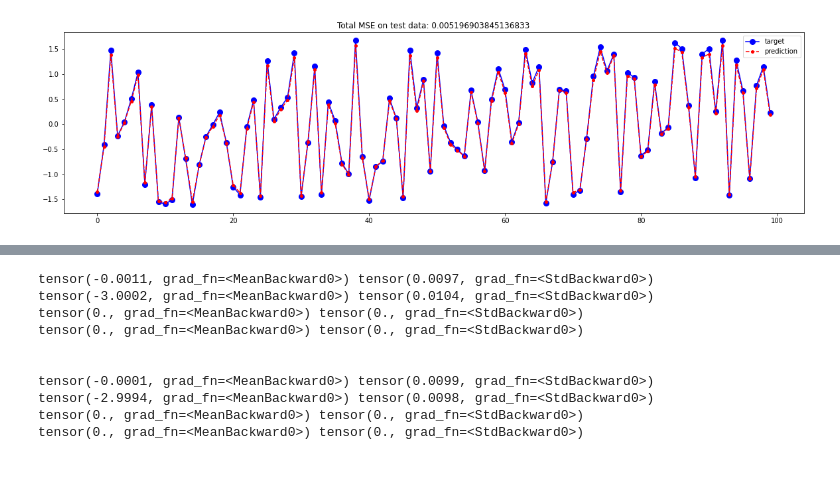
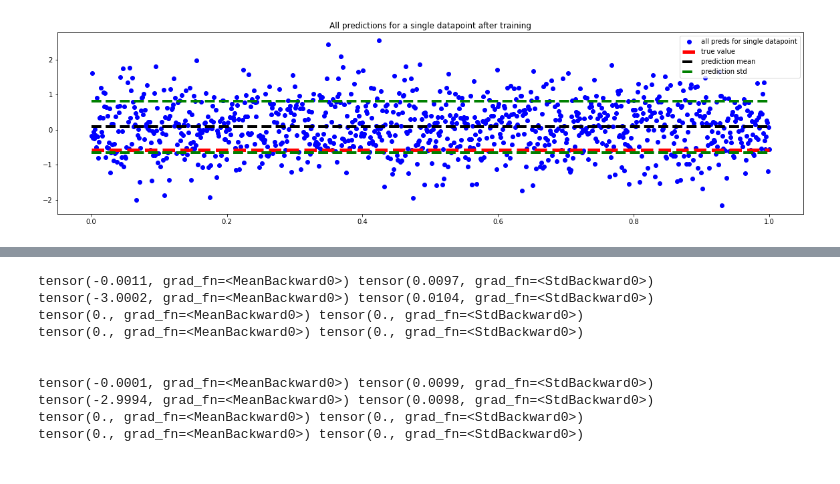
Before and after one commit to Haakooto/CS282_final_project, a Jupyter notebook: CloneClown/TheClownKing.ipynb, the cells around one changed output, grey strips where cells are left out. Saved outputs shown, nothing was run; the diff lists cells and outputs as text; code cells hidden in the pictures.

Commit message:
add more plotting functionalibility, and comments

```diff
--- a/CloneClown/TheClownKing.ipynb
+++ b/CloneClown/TheClownKing.ipynb
@@ -52,32 +52,3 @@ def train_model_freq(*, model, optimer, train, device, epochs):
             loss.backward()
             optimer.step()
         pbar.set_description(f"total loss: {loss:.4f}")
-# %%
-plt.rcParams["figure.figsize"] = (20,5)
-def plot_model_pred(model, Y_test, X_test, enums=10):
-    Y_sample = Y_test.detach().numpy()
-
-    # sample test data enums times and average to make a prediction
-    Y_pred = torch.zeros(enums, *Y_test.size())
-    for j in range(enums):
-        Y_pred[j] = model(X_test)
-
-    Y_pred_sample = Y_pred.mean(0).detach().numpy()
-
-    mse_err = ((Y_sample - Y_pred_sample) ** 2).mean()
-    plt.plot(Y_sample[:100], "bo-", ms=8, label="target")
-    plt.plot(Y_pred_sample[:100], "ro--", ms=4, label="prediction")
-    plt.title(f"Total MSE on test data: {mse_err}")
-    plt.legend()
-    plt.show()
-
-def plot_model_pred_freq(model, Y_test, X_test):
-    Y_sample = Y_test.detach().numpy()
-    Y_pred_sample = model(X_test.to(torch.float)).detach().numpy()
-
-    mse_err = ((Y_sample - Y_pred_sample) ** 2).mean()
-    plt.plot(Y_sample[:100], "bo-", ms=8, label="target")
-    plt.plot(Y_pred_sample[:100], "ro--", ms=4, label="prediction")
-    plt.title(f"Total MSE on test data: {mse_err}")
-    plt.legend()
-    plt.show()
@@ -98,9 +121,9 @@ train_model_freq(model=fet, optimer=foptimizer, train=train_loader, device=devic
 # plt.plot(layer
 # .sample.training_data["ws"])
 # %%
-plot_model_pred(net, Y_test, X_test, enums=1000)
+plot_model_pred(net, Y_test, X_test, enums=1000, single=True)
 # %% [output]
-[figure, old version]
+[figure, new version]
 # %%
 plot_model_pred_freq(fet, Y_test, X_test)
 # %% [output]
```
Also changed, not shown: parts of 3 cells of this notebook.
